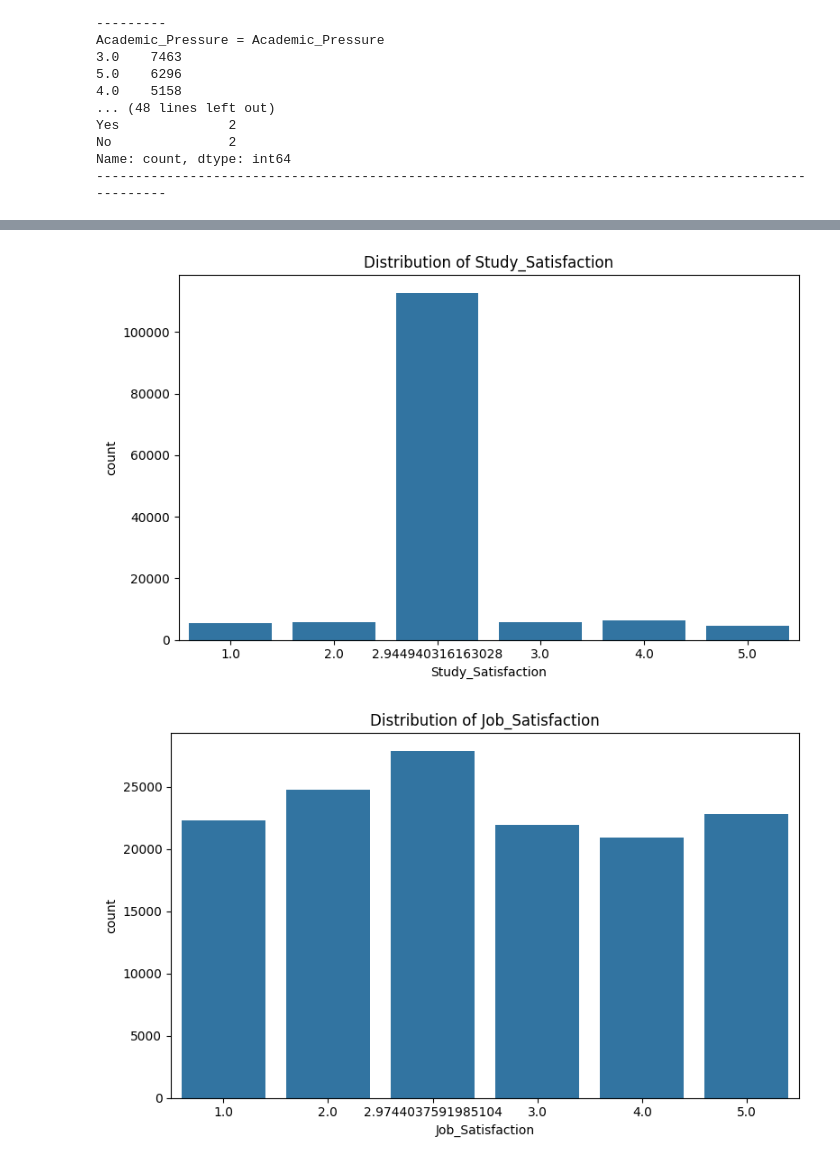
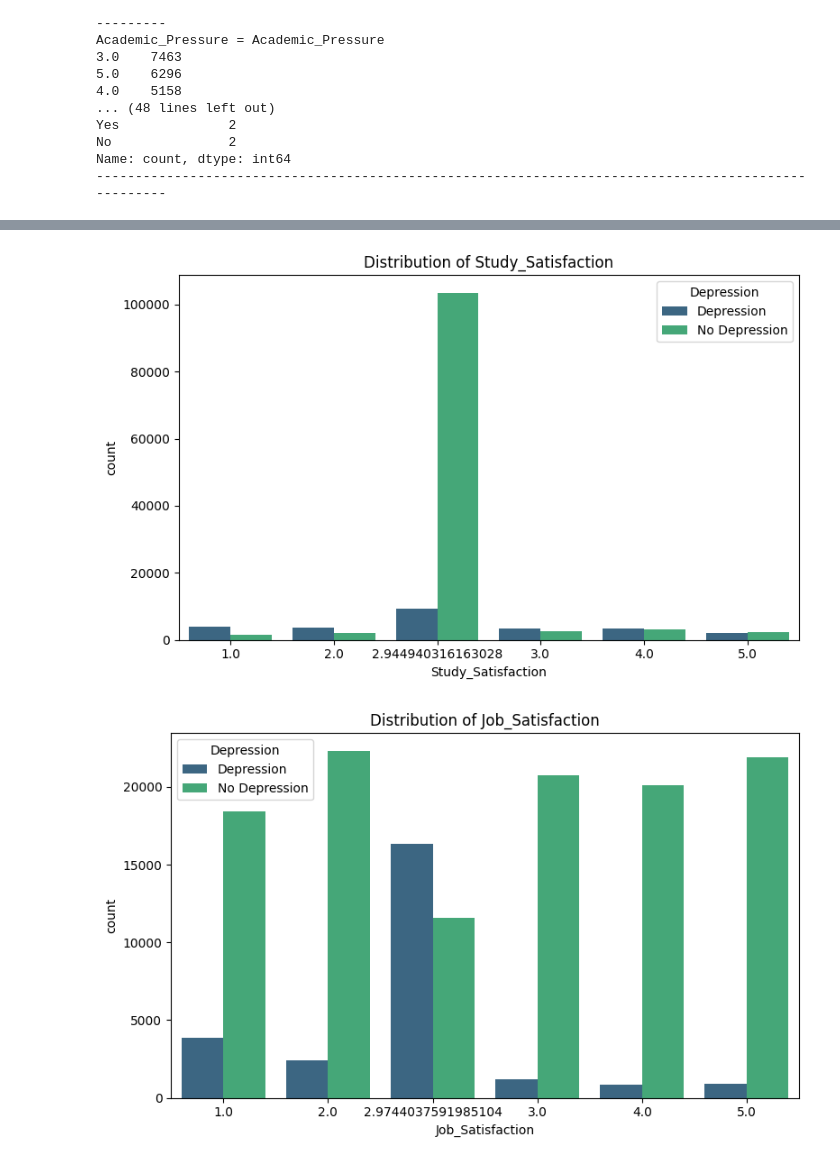
Before and after one commit to Bison619/Comp-1-Exploring-Mental-Health-Data-, a Jupyter notebook: Process1.ipynb, the cells around one changed output, grey strips where cells are left out. Cells and saved outputs as stored; diff of their text form; code cells hidden in the pictures.

```diff
--- a/Process1.ipynb
+++ b/Process1.ipynb
@@ -218,16 +218,25 @@ plt.show()
+# %%
+# only used for clarity purposes
+depp = {
+     0 :'No Depression',
+     1 :'Depression'
+}
+
+df_train['Depression'] = df_train['Depression'].map(depp)
 # %%
 catagorical_column = ['Gender', 'Working_Professional_or_Student',
         'Academic_Pressure', 'Work_Pressure',
        'Study_Satisfaction', 'Job_Satisfaction',
        'Dietary_Habits', 'Degree', 'Have_you_ever_had_suicidal_thoughts_?',
        'Financial_Stress',
-       'Family_History_of_Mental_Illness', 'Depression']
+       'Family_History_of_Mental_Illness','Depression']
 
+# for countplot
 for column in catagorical_column:
     plt.figure(figsize=(8,5))
     if column == 'Degree':
         plt.xticks(rotation= 90)
-    sns.countplot(data=df_train,x = column)  #hue = 'Depression', palette='viridis'
+    sns.countplot(data=df_train,x = column,hue = 'Depression', palette='viridis')
     plt.title(f'Distribution of {column}')
     plt.tight_layout()
     plt.show()
@@ -239,2 +248,2 @@ for column in catagorical_column:
-[figure, old version]
+[figure, new version]
-[figure, old version]
+[figure, new version]
```
Also changed, not shown: parts of 7 cells of this notebook.
